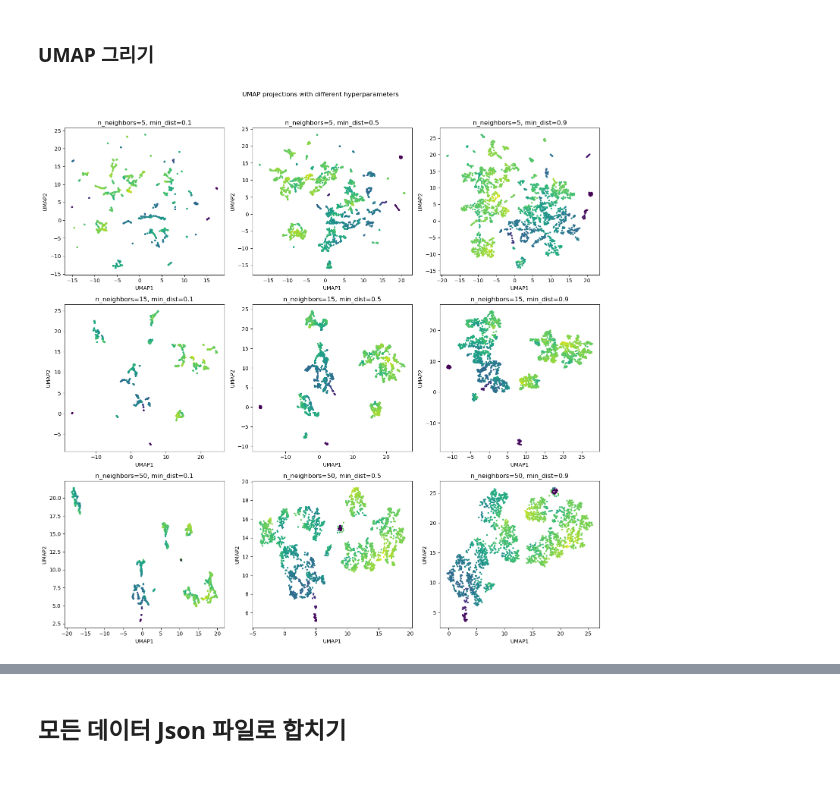
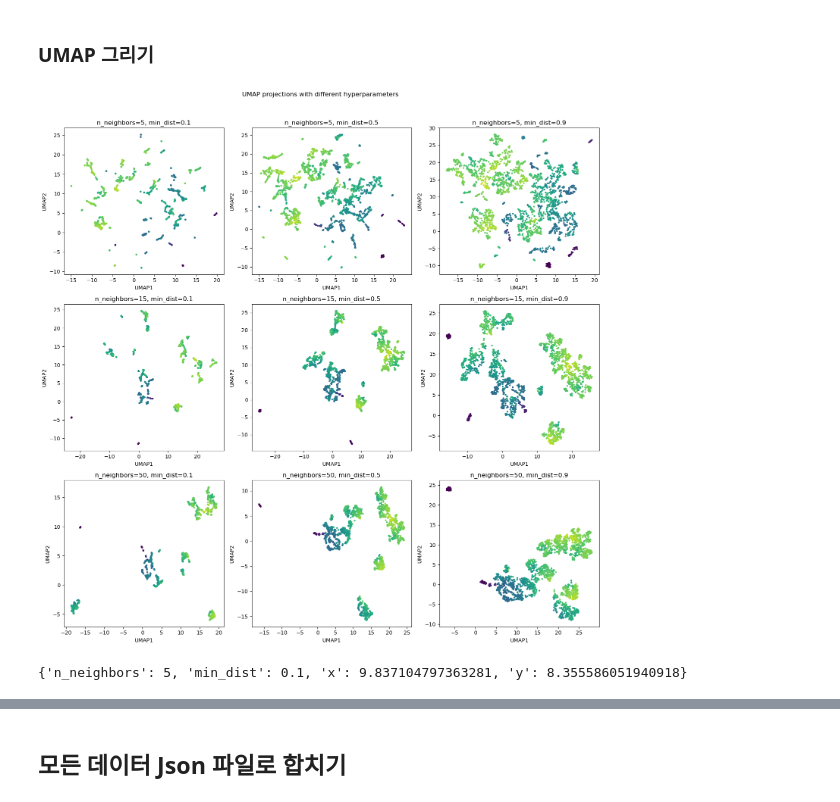
Before and after one commit to sth49/Symetra, a Jupyter notebook: preprocessing.ipynb, the cells around one changed output, grey strips where cells are left out. Saved outputs shown, nothing was run; the diff lists cells and outputs as text; code cells hidden in the pictures.

```diff
--- a/preprocessing.ipynb
+++ b/preprocessing.ipynb
@@ -353,6 +353,7 @@ import pandas as pd
 import umap
 import matplotlib.pyplot as plt
 from scipy.spatial.distance import pdist, squareform
+import json
 
 def jaccard_distance(a, b):
     intersection = np.logical_and(a, b)
@@ -362,43 +363,62 @@ def jaccard_distance(a, b):
         return 0.0  # 두 벡터가 모두 0일 때
     return 1.0 - intersection.sum() / union_sum
 
-# 데이터 준비 (예: df는 각 행이 하나의 trial을 나타내는 DataFrame)
-# df = pd.read_csv('your_data.csv')  # 데이터프레임을 로드하세요
+# 데이터 준비
+df = pd.read_csv('coverage_set.csv')
 X = df.values
 
 # 자카드 거리 행렬 생성
 distance_matrix = squareform(pdist(X, metric=jaccard_distance))
 
 # 하이퍼파라미터 설정
 n_neighbors_list = [5, 15, 50]
 min_dist_list = [0.1, 0.5, 0.9]
 
+# 결과를 저장할 리스트
+trials = []
+
 # 결과 시각화를 위한 플롯 설정
 fig, axes = plt.subplots(len(n_neighbors_list), len(min_dist_list), figsize=(15, 15))
 fig.suptitle('UMAP projections with different hyperparameters')
 
 for i, n_neighbors in enumerate(n_neighbors_list):
     for j, min_dist in enumerate(min_dist_list):
         # UMAP을 사용한 차원 축소
-        umap_model = umap.UMAP(n_neighbors=n_neighbors, min_dist=min_dist, metric='precomputed')
-        umap_positions = umap_model.fit_transform(distance_matrix)
+        umap_model = umap.UMAP(n_components=2, metric='jaccard', n_neighbors=n_neighbors, min_dist=min_dist, random_state=42)
+        umap_positions = umap_model.fit_transform(X)
+
+        # 각 trial의 UMAP 위치 정보 저장
+        for trial_idx in range(len(X)):
+            if trial_idx >= len(trials):
+                trials.append({"id": trial_idx, "umap_positions": []})
+
+            trials[trial_idx]["umap_positions"].append({
+                "n_neighbors": n_neighbors,
+                "min_dist": min_dist,
+                "x": float(umap_positions[trial_idx, 0]),
+                "y": float(umap_positions[trial_idx, 1])
+            })
 
         # 결과 시각화
         ax = axes[i, j]
         scatter = ax.scatter(umap_positions[:, 0], umap_positions[:, 1],
                              c=np.sum(X, axis=1), cmap='viridis', s=5)
         ax.set_title(f'n_neighbors={n_neighbors}, min_dist={min_dist}')
         ax.set_xlabel('UMAP1')
         ax.set_ylabel('UMAP2')
 
-# 색상 막대 추가
-# fig.colorbar(scatter, ax=axes, label='Number of 1s', orientation='vertical')
-
-
 plt.tight_layout(rect=[0, 0, 1, 0.96])
 plt.show()
+
+# JSON 파일로 저장
+with open('umap_results.json', 'w') as f:
+    json.dump({"trials": trials}, f, indent=2)
+
+# 결과 확인 (첫 번째 trial의 첫 번째 UMAP 위치 출력)
+print(trials[0]["umap_positions"][0])
 # %% [output]
-[figure, old version]
+[figure, new version]
+{'n_neighbors': 5, 'min_dist': 0.1, 'x': 9.837104797363281, 'y': 8.355586051940918}
 # %%
 import umap
 import matplotlib.pyplot as plt
```
Also changed, not shown: parts of 4 cells of this notebook, 11 other files.
